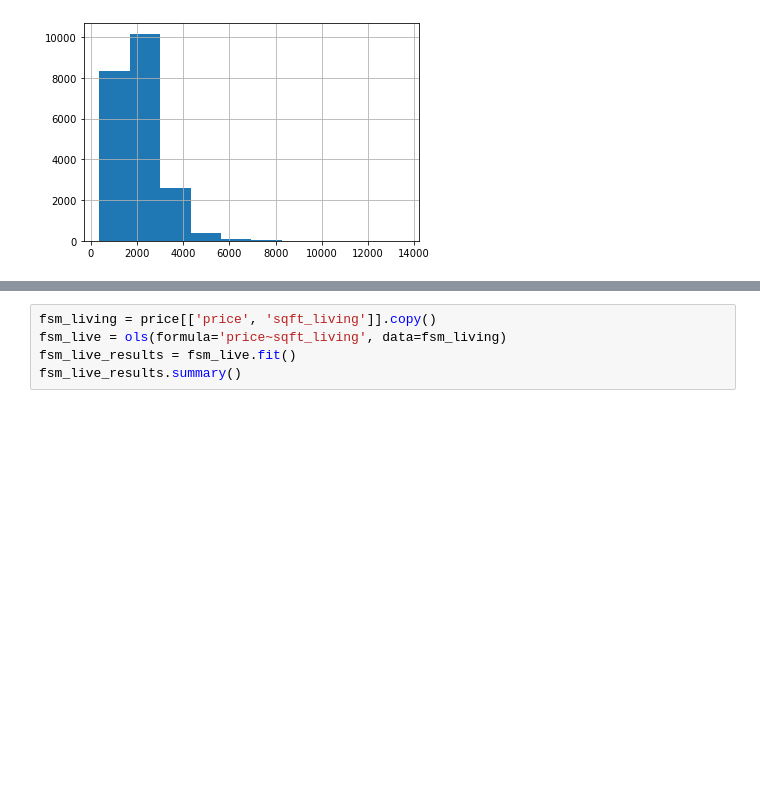
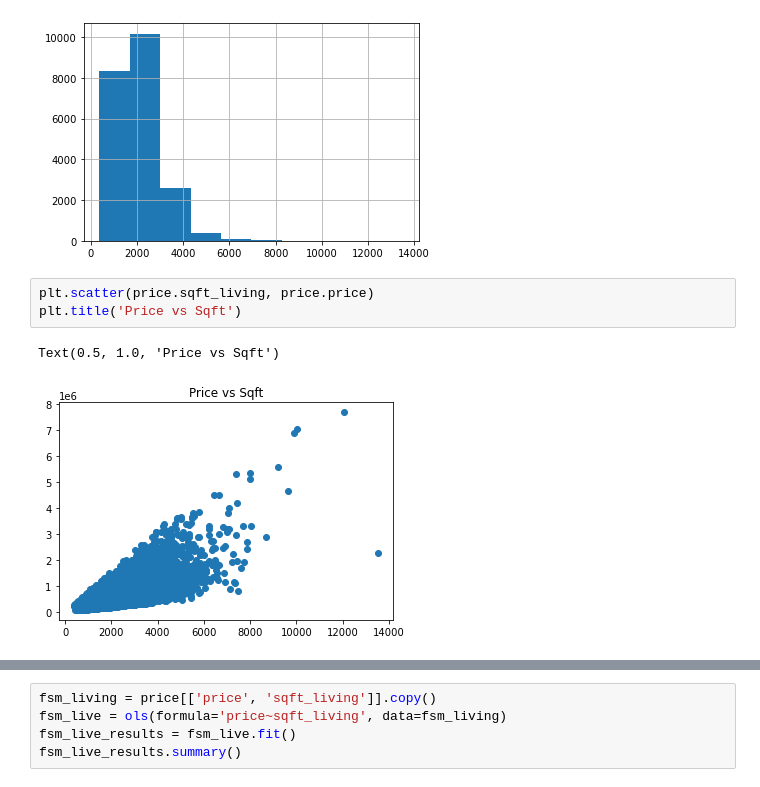
Before and after one commit to letruong711/Seattle-Area-Housing-Analysis, a Jupyter notebook: Starting Analysis.ipynb, the cells around one changed output, grey strips where cells are left out. Saved outputs shown, nothing was run; the diff lists cells and outputs as text; blank space fills up the shorter version.

```diff
--- a/Starting Analysis.ipynb
+++ b/Starting Analysis.ipynb
@@ -396,3 +433,9 @@ price['sqft_living'].hist()
 # %% [output]
 <AxesSubplot:>
 [figure]
+# %%
+plt.scatter(price.sqft_living, price.price)
+plt.title('Price vs Sqft')
+# %% [output]
+Text(0.5, 1.0, 'Price vs Sqft')
+[figure, added]
```
Also changed, not shown: parts of 53 cells of this notebook.
